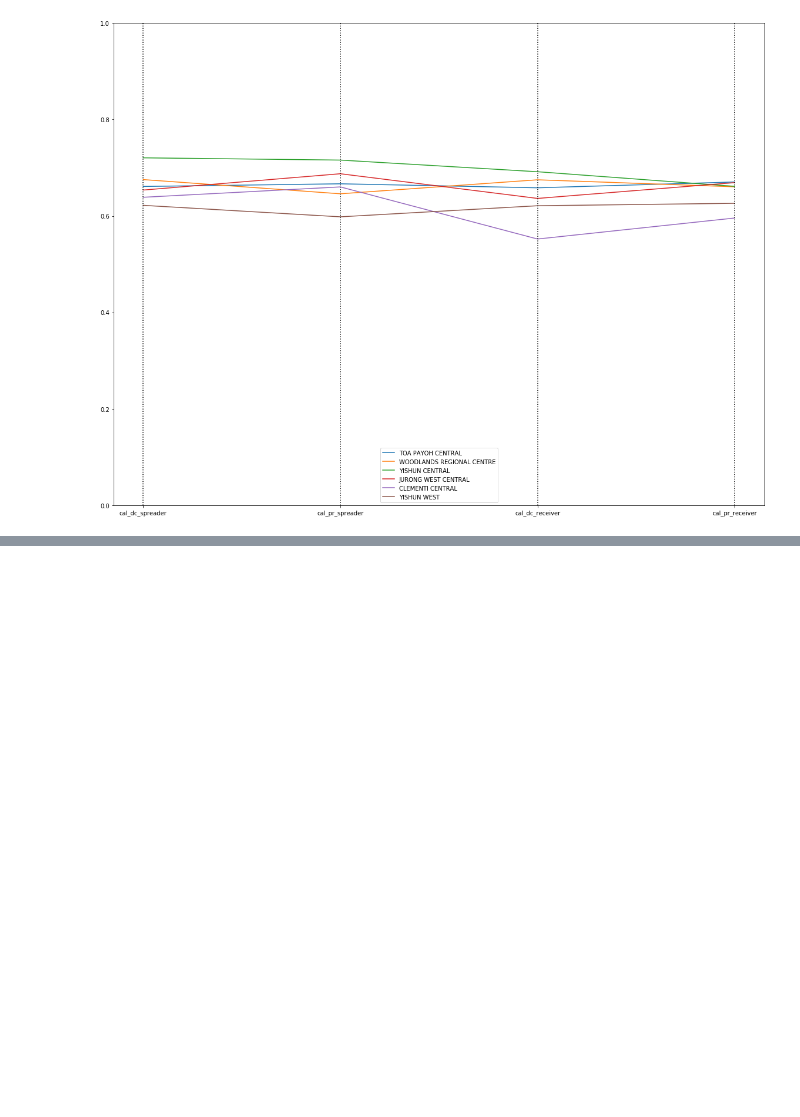
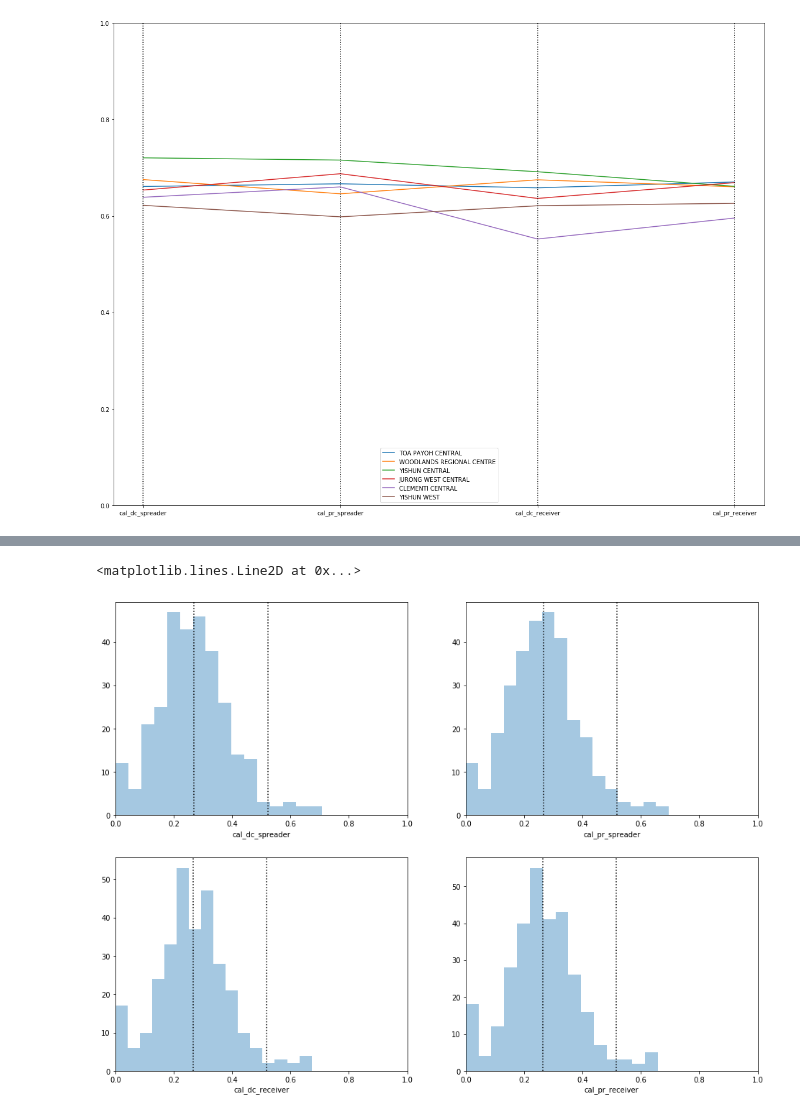
Before and after one commit to wcchin/SG_transit_analysis, a Jupyter notebook: analysis/analyzing_result.ipynb, the cells around one changed output, grey strips where cells are left out. Saved outputs shown, nothing was run; the diff lists cells and outputs as text; code cells hidden in the pictures; blank space fills up the shorter version.

```diff
--- a/analysis/Untitled.ipynb
+++ b/analysis/analyzing_result.ipynb
@@ -234,0 +249,29 @@ draw_parallel(weekend_res, top=5, cols=['cal_dc_spreader', 'cal_pr_spreader', 'c
+# %%
+fig, axg = plt.subplots(2,2, figsize=(16,12))
+axs = axg.flatten()
+ax = axs[0]
+sns.distplot(weekday_res["cal_dc_spreader"], kde=False, ax=ax)
+ax.set_xlim([0,1])
+ax.axvline(x=weekday_res["cal_dc_spreader"].mean(), ls=":", c="k")
+ax.axvline(x=weekday_res["cal_dc_spreader"].mean()+2*weekday_res["cal_dc_spreader"].std(), ls=":", c="k")
+
+ax = axs[1]
+sns.distplot(weekday_res["cal_pr_spreader"], kde=False, ax=ax)
+ax.set_xlim([0,1])
+ax.axvline(x=weekday_res["cal_pr_spreader"].mean(), ls=":", c="k")
+ax.axvline(x=weekday_res["cal_pr_spreader"].mean()+2*weekday_res["cal_pr_spreader"].std(), ls=":", c="k")
+
+ax = axs[2]
+sns.distplot(weekday_res["cal_dc_receiver"], kde=False, ax=ax)
+ax.set_xlim([0,1])
+ax.axvline(x=weekday_res["cal_dc_receiver"].mean(), ls=":", c="k")
+ax.axvline(x=weekday_res["cal_dc_receiver"].mean()+2*weekday_res["cal_dc_receiver"].std(), ls=":", c="k")
+
+ax = axs[3]
+sns.distplot(weekday_res["cal_pr_receiver"], kde=False, ax=ax)
+ax.set_xlim([0,1])
+ax.axvline(x=weekday_res["cal_pr_receiver"].mean(), ls=":", c="k")
+ax.axvline(x=weekday_res["cal_pr_receiver"].mean()+2*weekday_res["cal_pr_receiver"].std(), ls=":", c="k")
+# %% [output]
+<matplotlib.lines.Line2D at 0x...>
+[figure, added]
```
Also changed, not shown: parts of 2 cells of this notebook.
